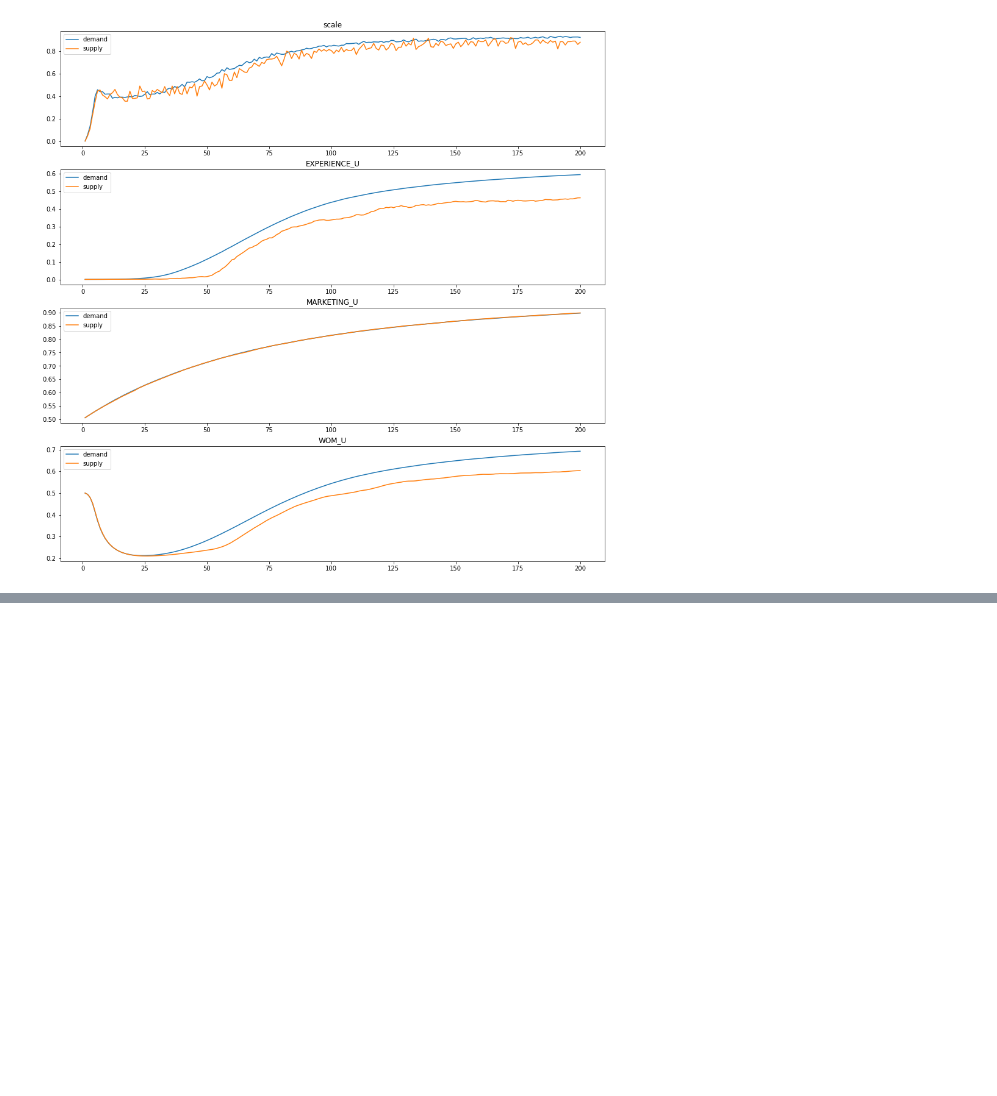
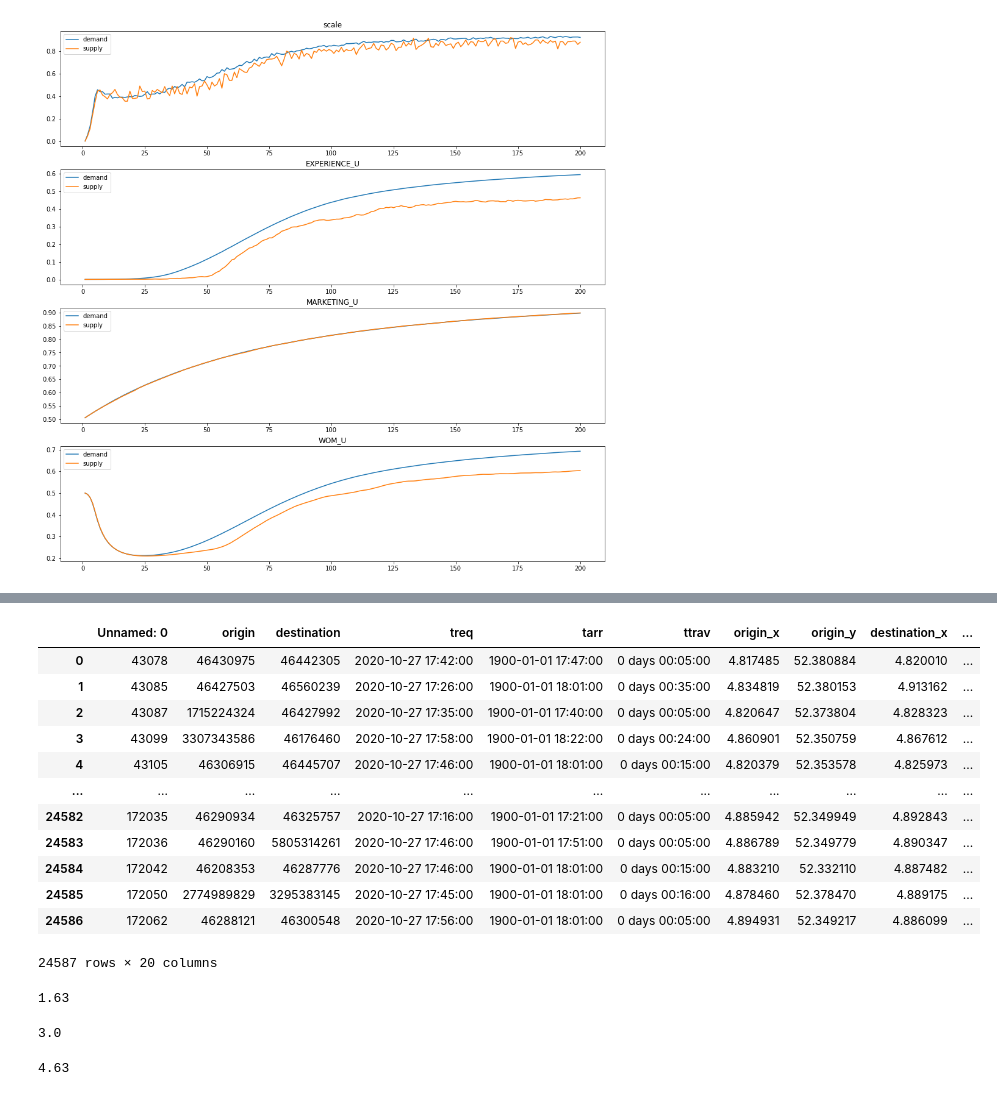
Before and after one commit to Farnoud-G/MaaSSim, a Jupyter notebook: docs/tutorials/S.ipynb, the cells around one changed output, grey strips where cells are left out. Drawn from its saved outputs; the diff is of its cells as text; code cells hidden in the pictures; blank space fills up the shorter version.

```diff
--- a/docs/tutorials/S.ipynb
+++ b/docs/tutorials/S.ipynb
@@ -155,0 +174,28 @@ Text(0.5, 1.0, 'WOM_U')
+# %%
+params.avg_speed = 6
+params.VoT = 12
+if 'walkDistance' in df.columns:
+    requests = df
+    walk_factor = 2
+    wait_factor = 2
+    transfer_penalty = 500
+    requests['PT_fare'] = 1 + requests.transitTime * params.avg_speed/1000 * 0.175
+    requests['u_PT'] = requests['PT_fare'] + \
+                       params.VoT * (walk_factor * requests.walkDistance / params.speeds.walk +
+                                       wait_factor * requests.waitingTime +
+                                       transfer_penalty * requests.transfers + requests.transitTime)
+requests
+# %% [output]
+|  | Unnamed: 0 | origin | destination | treq | tarr | ttrav | origin_x | origin_y | destination_x | ... |
+| 0 | 43078 | 46430975 | 46442305 | 2020-10-27 17:42:00 | 1900-01-01 17:47:00 | 0 days 00:05:00 | 4.817485 | 52.380884 | 4.820010 | ... |
+| 1 | 43085 | 46427503 | 46560239 | 2020-10-27 17:26:00 | 1900-01-01 18:01:00 | 0 days 00:35:00 | 4.834819 | 52.380153 | 4.913162 | ... |
+| 2 | 43087 | 1715224324 | 46427992 | 2020-10-27 17:35:00 | 1900-01-01 17:40:00 | 0 days 00:05:00 | 4.820647 | 52.373804 | 4.828323 | ... |
+| 3 | 43099 | 3307343586 | 46176460 | 2020-10-27 17:58:00 | 1900-01-01 18:22:00 | 0 days 00:24:00 | 4.860901 | 52.350759 | 4.867612 | ... |
+| 4 | 43105 | 46306915 | 46445707 | 2020-10-27 17:46:00 | 1900-01-01 18:01:00 | 0 days 00:15:00 | 4.820379 | 52.353578 | 4.825973 | ... |
+| ... | ... | ... | ... | ... | ... | ... | ... | ... | ... | ... |
+| 24582 | 172035 | 46290934 | 46325757 | 2020-10-27 17:16:00 | 1900-01-01 17:21:00 | 0 days 00:05:00 | 4.885942 | 52.349949 | 4.892843 | ... |
+| 24583 | 172036 | 46290160 | 5805314261 | 2020-10-27 17:46:00 | 1900-01-01 17:51:00 | 0 days 00:05:00 | 4.886789 | 52.349779 | 4.890347 | ... |
+| 24584 | 172042 | 46208353 | 46287776 | 2020-10-27 17:46:00 | 1900-01-01 18:01:00 | 0 days 00:15:00 | 4.883210 | 52.332110 | 4.887482 | ... |
+| 24585 | 172050 | 2774989829 | 3295383145 | 2020-10-27 17:45:00 | 1900-01-01 18:01:00 | 0 days 00:16:00 | 4.878460 | 52.378470 | 4.889175 | ... |
+| 24586 | 172062 | 46288121 | 46300548 | 2020-10-27 17:56:00 | 1900-01-01 18:01:00 | 0 days 00:05:00 | 4.894931 | 52.349217 | 4.886099 | ... |
+24587 rows × 20 columns
@@ -155,0 +204,5 @@ Text(0.5, 1.0, 'WOM_U')
+# %%
+pt_fare = 1 + ttrav * params.avg_speed/1000 * 0.175
+pt_fare
+# %% [output]
+1.63
@@ -155,0 +211,10 @@ Text(0.5, 1.0, 'WOM_U')
+# %%
+pt_t = VoT * (wait_factor * 0.25*ttrav + ttrav)
+pt_t
+# %% [output]
+3.0
+# %%
+u_PT = pt_fare + VoT * (wait_factor * 0.25*ttrav + ttrav)
+u_PT
+# %% [output]
+4.63
```
Also changed, not shown: parts of 7 cells of this notebook.
